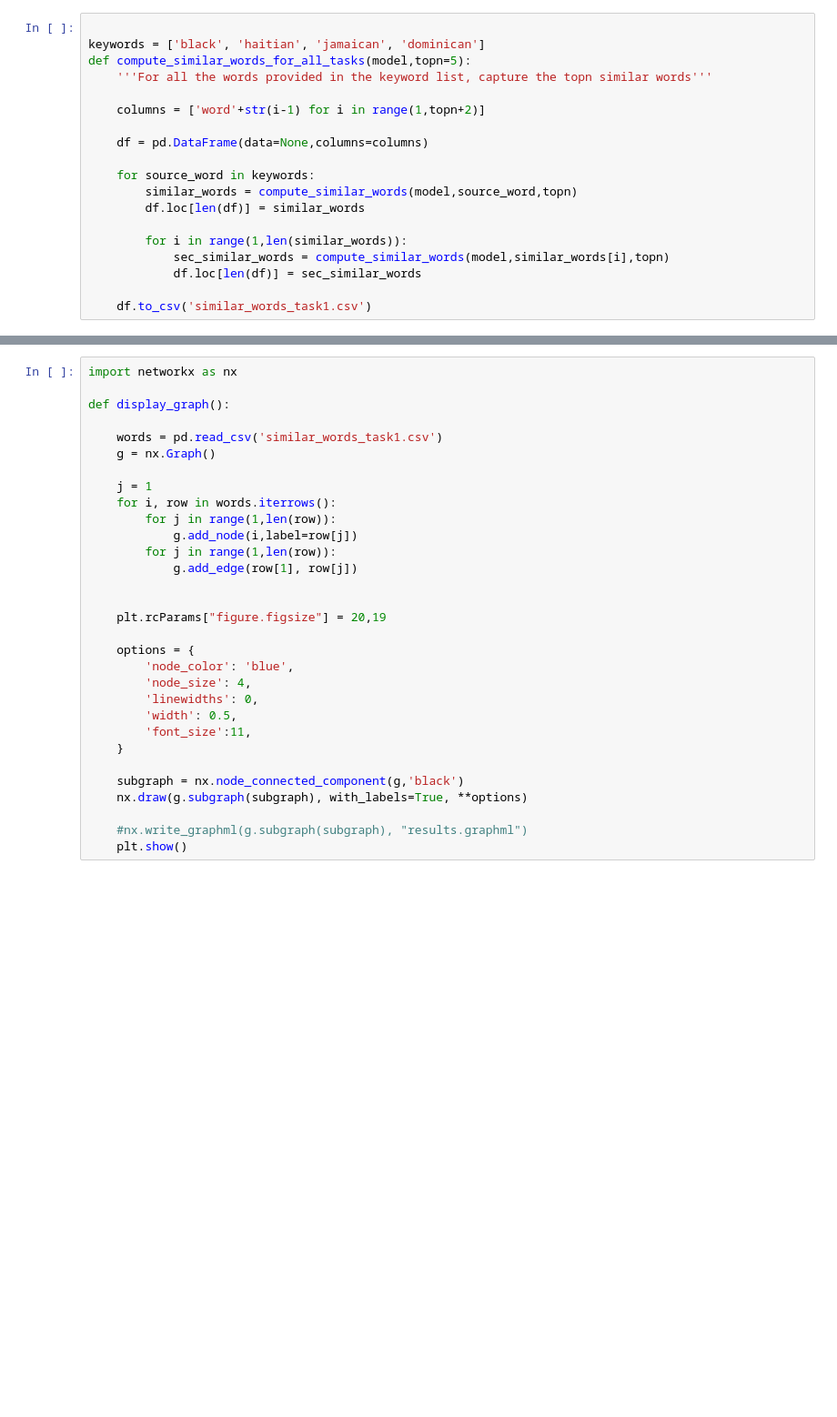
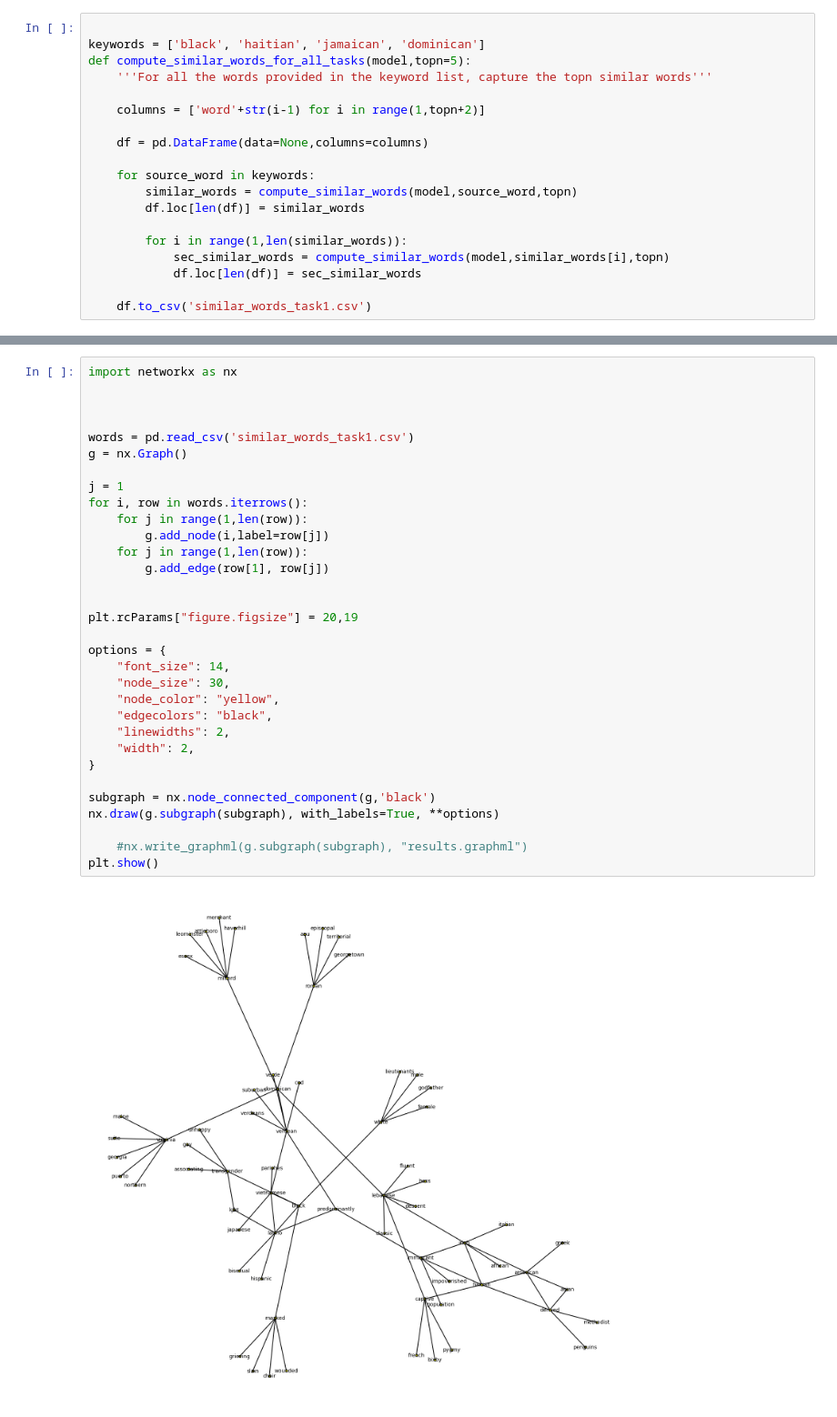
Before and after one commit to BU-Spark/Justice-Media-co-Lab-NAACP-GBH-Media-Bias-project, a Jupyter notebook: model/sentiment_analysis.ipynb, the cells around one changed output, grey strips where cells are left out. Shown at 91% size. Saved outputs shown, nothing was run; the diff lists cells and outputs as text; blank space fills up the shorter version.

Commit message:
updated network graph

```diff
--- a/model/sentiment_analysis.ipynb
+++ b/model/sentiment_analysis.ipynb
@@ -156,31 +156,34 @@ compute_similar_words_for_all_tasks(model)
 # %%
 import networkx as nx
 
-def display_graph():
-
-    words = pd.read_csv('similar_words_task1.csv')
-    g = nx.Graph()
-
-    j = 1
-    for i, row in words.iterrows():
-        for j in range(1,len(row)):
-            g.add_node(i,label=row[j])
-        for j in range(1,len(row)):
-            g.add_edge(row[1], row[j])
 
 
-    plt.rcParams["figure.figsize"] = 20,19
+words = pd.read_csv('similar_words_task1.csv')
+g = nx.Graph()
 
-    options = {
-        'node_color': 'blue',
-        'node_size': 4,
-        'linewidths': 0,
-        'width': 0.5,
-        'font_size':11,
-    }
+j = 1
+for i, row in words.iterrows():
+    for j in range(1,len(row)):
+        g.add_node(i,label=row[j])
+    for j in range(1,len(row)):
+        g.add_edge(row[1], row[j])
 
-    subgraph = nx.node_connected_component(g,'black')
-    nx.draw(g.subgraph(subgraph), with_labels=True, **options)
+
+plt.rcParams["figure.figsize"] = 20,19
+
+options = {
+    "font_size": 14,
+    "node_size": 30,
+    "node_color": "yellow",
+    "edgecolors": "black",
+    "linewidths": 2,
+    "width": 2,
+}
+
+subgraph = nx.node_connected_component(g,'black')
+nx.draw(g.subgraph(subgraph), with_labels=True, **options)
 
     #nx.write_graphml(g.subgraph(subgraph), "results.graphml")
-    plt.show()
+plt.show()
+# %% [output]
+[figure, added]
```
Also changed, not shown: parts of 6 cells of this notebook, 1 other file.
